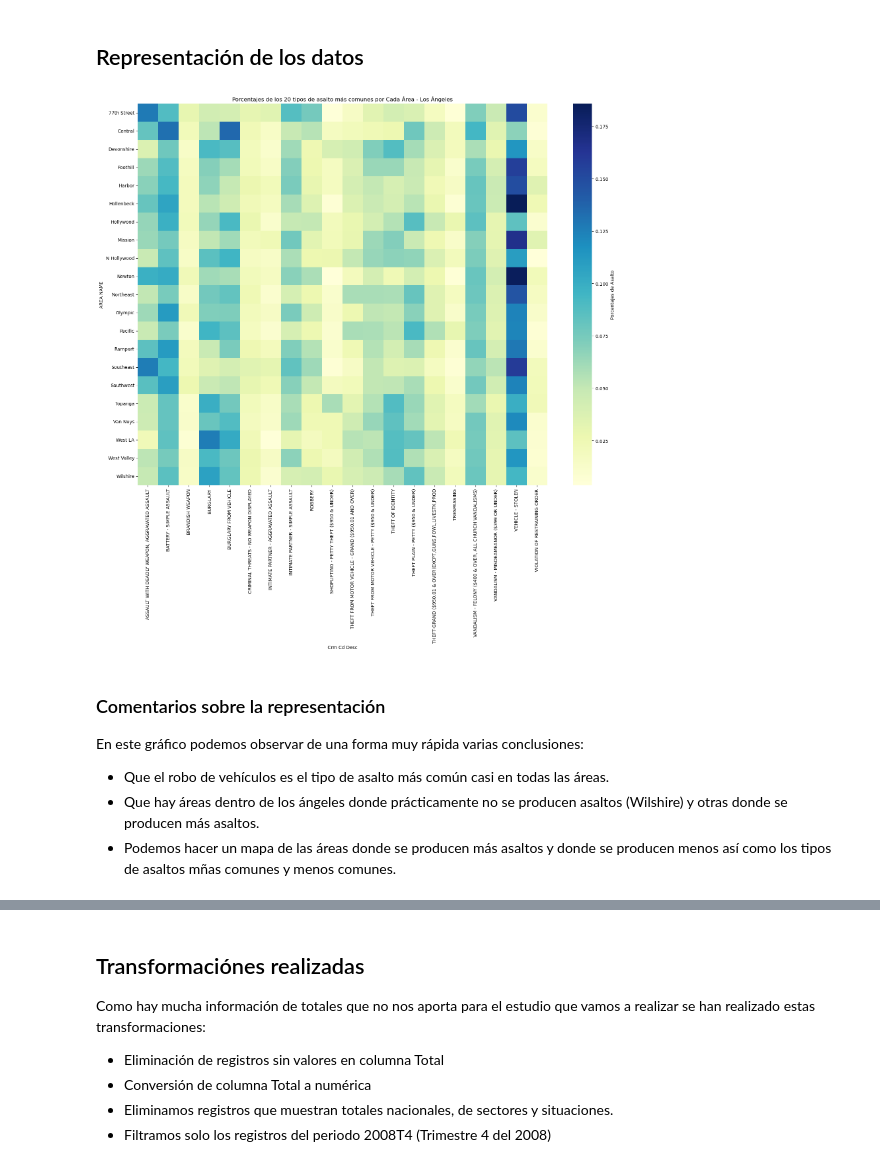
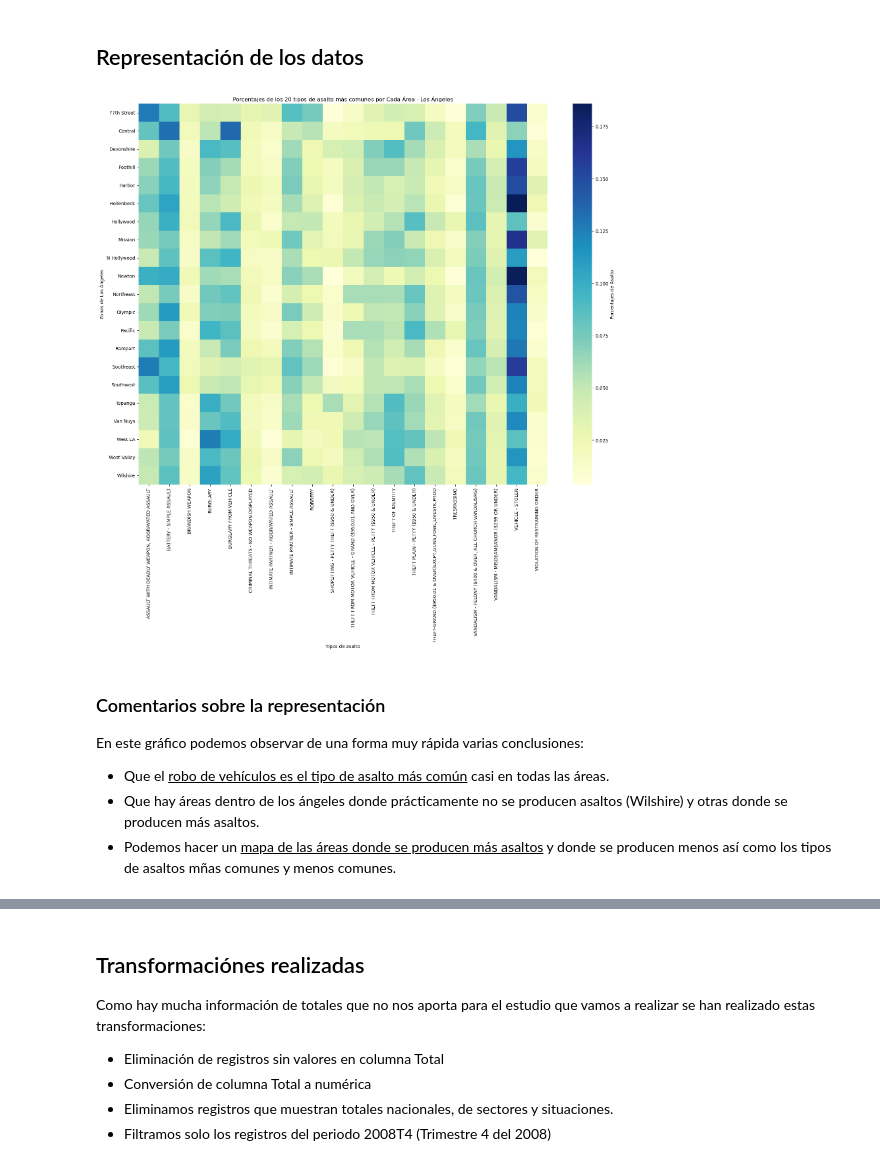
Before and after one commit to desimartiout/vd-pec2, a Jupyter notebook: vd-pec2.ipynb, the cells around one changed output, grey strips where cells are left out. Saved outputs shown, nothing was run; the diff lists cells and outputs as text; code cells hidden in the pictures.

```diff
--- a/vd-pec2.ipynb
+++ b/vd-pec2.ipynb
@@ -101,20 +102,24 @@ PD: se ha reducido el dataset a 399000 registros por la limitación de Github a
 # %%
 probabilidad_asalto = df_top_20.groupby(['AREA NAME', 'Crm Cd Desc']).size() / df_top_20.groupby('AREA NAME').size()
 probabilidad_asalto = probabilidad_asalto.unstack().fillna(0)
 
 plt.figure(figsize=(20, 15))
-sns.heatmap(probabilidad_asalto, cmap='YlGnBu', annot=False, cbar_kws={'label': 'Porcentajes de Asalto'})
+ax = sns.heatmap(probabilidad_asalto, cmap='YlGnBu', annot=False, cbar_kws={'label': 'Porcentajes de Asalto'})
 
 plt.title('Porcentajes de los 20 tipos de asalto más comunes por Cada Área - Los Ángeles')
+
+ax.set_xlabel("Tipos de asalto")
+ax.set_ylabel("Zonas de Los Ángeles")
+
 plt.show()
 # %% [output]
-[figure, old version]
+[figure, new version]
 # %% [markdown]
 ### Comentarios sobre la representación
 En este gráfico podemos observar de una forma muy rápida varias conclusiones:
-- Que el robo de vehículos es el tipo de asalto más común casi en todas las áreas.
+- Que el <u>robo de vehículos es el tipo de asalto más común</u> casi en todas las áreas.
 - Que hay áreas dentro de los ángeles donde prácticamente no se producen asaltos (Wilshire) y otras donde se producen más asaltos.
-- Podemos hacer un mapa de las áreas donde se producen más asaltos y donde se producen menos así como los tipos de asaltos mñas comunes y menos comunes.
+- Podemos hacer un <u>mapa de las áreas donde se producen más asaltos</u> y donde se producen menos así como los tipos de asaltos mñas comunes y menos comunes.
 # %% [markdown]
 # 2. Sunburst chart
 ## Técnica de visualización
```
Also changed, not shown: parts of 5 cells of this notebook.
